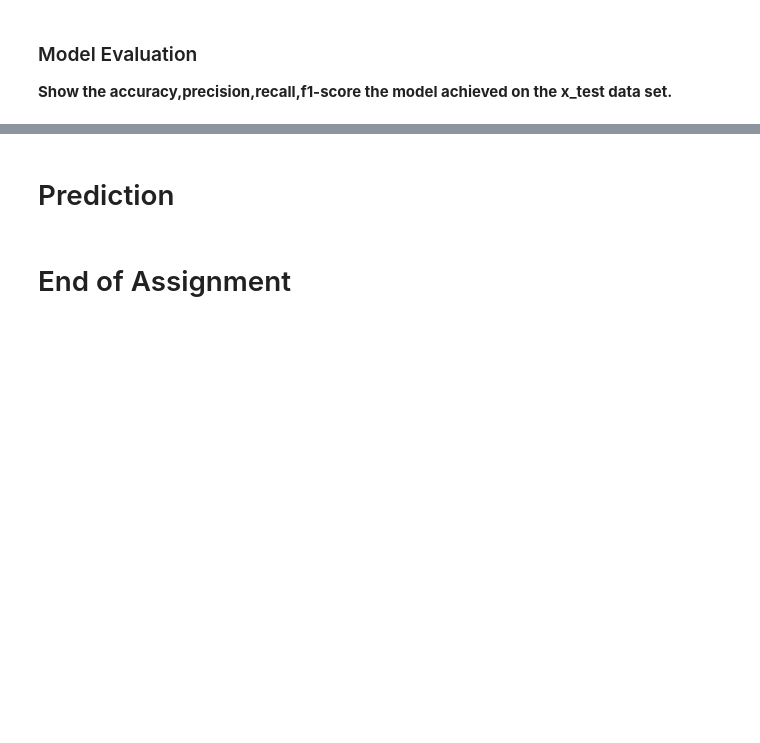
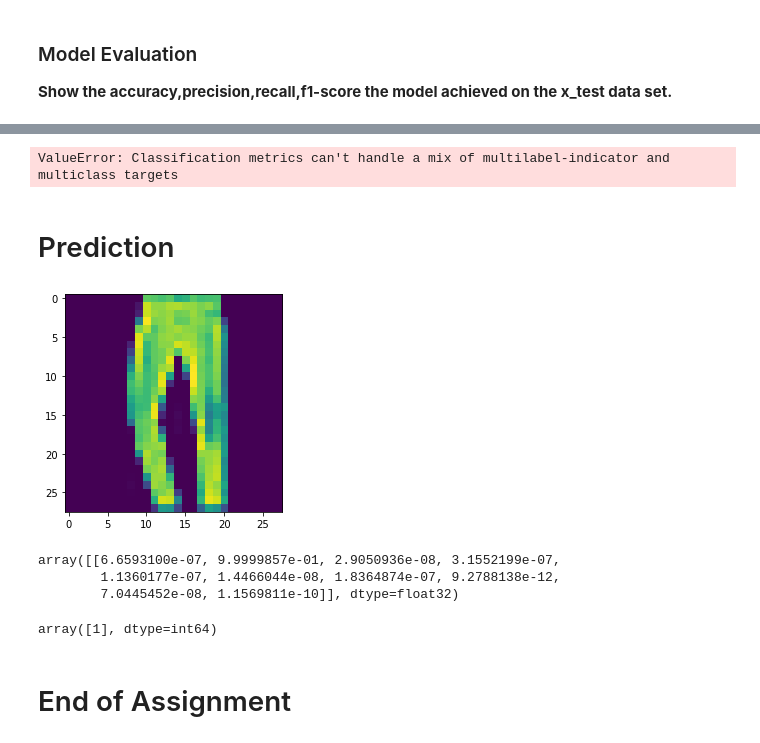
Before and after one commit to yasir5008/DS_-_ITF_Just_Working_Directory, a Jupyter notebook: DL/assingment/Assignment-2 (CNN Image Classification)_Student (1).ipynb, the cells around one changed output, grey strips where cells are left out. Cells and saved outputs as stored; diff of their text form; code cells hidden in the pictures; blank space fills up the shorter version.

```diff
--- a/DL/assingment/Assignment-2 (CNN Image Classification)_Student (1).ipynb
+++ b/DL/assingment/Assignment-2 (CNN Image Classification)_Student (1).ipynb
@@ -299,4 +349,24 @@ avg / total       0.91      0.91      0.91     10000
+# %%
+print(confusion_matrix(y_test, predictions))
+# %% [output]
+ValueError: Classification metrics can't handle a mix of multilabel-indicator and multiclass targets
 # %% [markdown]
 # Prediction
+# %%
+my_pred = x_test[5]
+# %%
+plt.imshow(my_pred.reshape(28,28));
+# %% [output]
+[figure, added]
+# %%
+model.predict(my_pred.reshape(1,28,28,1))
+# %% [output]
+array([[6.6593100e-07, 9.9999857e-01, 2.9050936e-08, 3.1552199e-07,
+        1.1360177e-07, 1.4466044e-08, 1.8364874e-07, 9.2788138e-12,
+        7.0445452e-08, 1.1569811e-10]], dtype=float32)
+# %%
+np.argmax(model.predict(my_pred.reshape(1,28,28,1)), axis=1)
+# %% [output]
+array([1], dtype=int64)
 # %% [markdown]
 # End of Assignment
```
Also changed, not shown: parts of 21 cells of this notebook, 1 other file.
